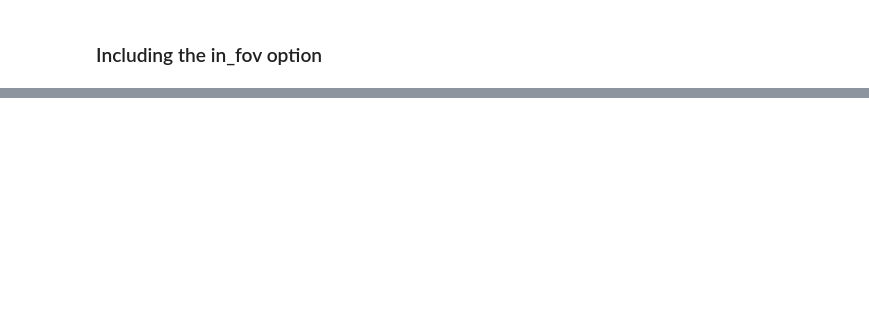
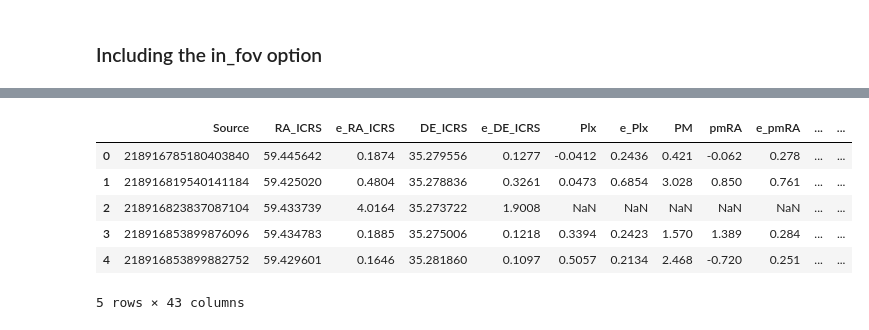
Before and after one commit to MickaelRigault/ztfimg, a Jupyter notebook: docs/notebooks/catalogs.ipynb, the cells around one changed output, grey strips where cells are left out. Cells and saved outputs as stored; diff of their text form; code cells hidden in the pictures; blank space fills up the shorter version.

```diff
--- a/docs/notebooks/catalogs.ipynb
+++ b/docs/notebooks/catalogs.ipynb
@@ -141,0 +147,10 @@ ax.scatter(*cat[["x", "y"]].values.T, s=1, marker="x", color="C1", alpha=0.5)
+# %%
+cat_ccd.head()
+# %% [output]
+|  | Source | RA_ICRS | e_RA_ICRS | DE_ICRS | e_DE_ICRS | Plx | e_Plx | PM | pmRA | e_pmRA | ... | ... |
+| 0 | 218916785180403840 | 59.445642 | 0.1874 | 35.279556 | 0.1277 | -0.0412 | 0.2436 | 0.421 | -0.062 | 0.278 | ... | ... |
+| 1 | 218916819540141184 | 59.425020 | 0.4804 | 35.278836 | 0.3261 | 0.0473 | 0.6854 | 3.028 | 0.850 | 0.761 | ... | ... |
+| 2 | 218916823837087104 | 59.433739 | 4.0164 | 35.273722 | 1.9008 | NaN | NaN | NaN | NaN | NaN | ... | ... |
+| 3 | 218916853899876096 | 59.434783 | 0.1885 | 35.275006 | 0.1218 | 0.3394 | 0.2423 | 1.570 | 1.389 | 0.284 | ... | ... |
+| 4 | 218916853899882752 | 59.429601 | 0.1646 | 35.281860 | 0.1097 | 0.5057 | 0.2134 | 2.468 | -0.720 | 0.251 | ... | ... |
+5 rows × 43 columns
```
Also changed, not shown: parts of 10 cells of this notebook, 1 other file.
